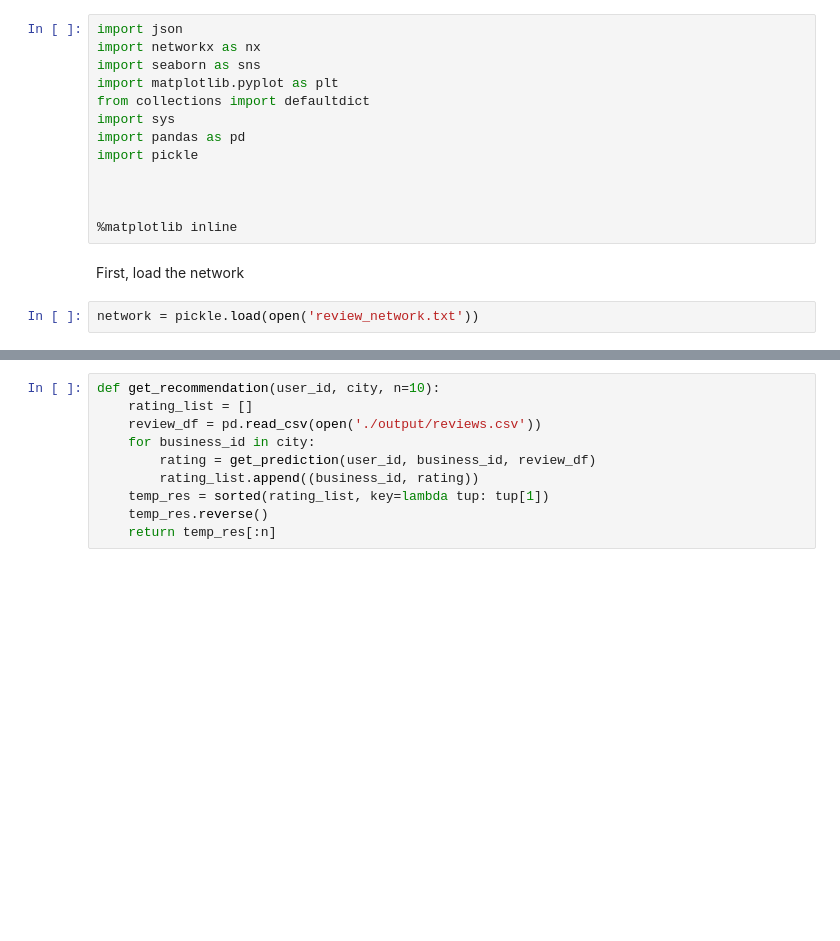
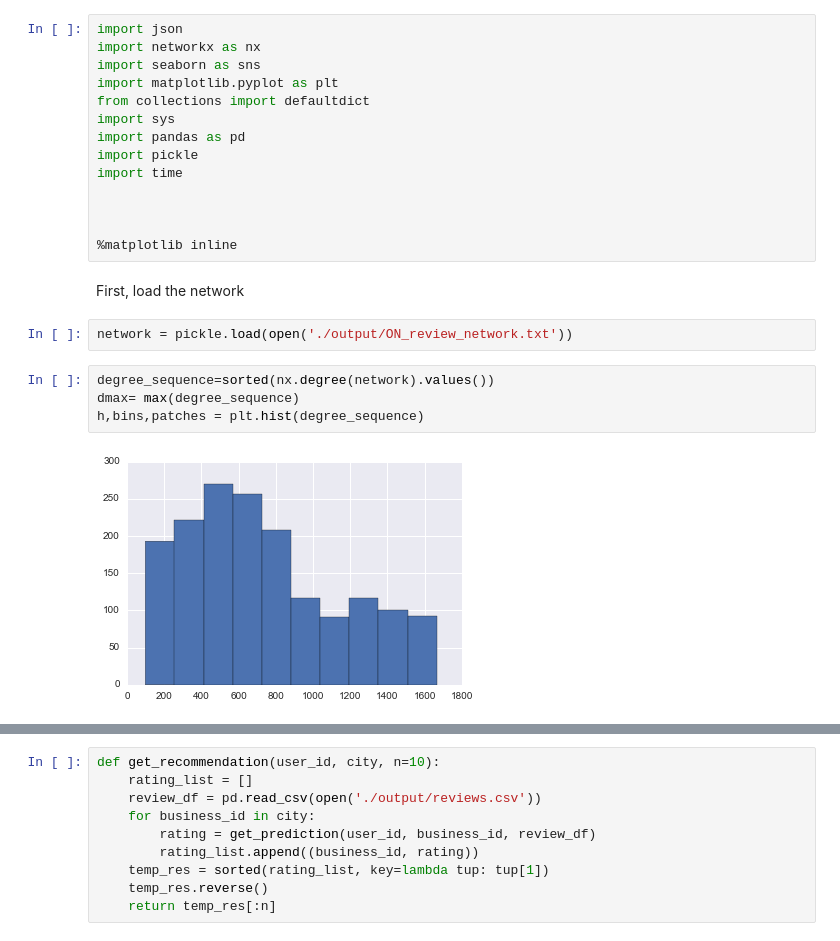
Before and after one commit to amalkadi/DataMiningProject, a Jupyter notebook: 3_recommendation_system.ipynb, the cells around one changed output, grey strips where cells are left out. Cells and saved outputs as stored; diff of their text form; blank space fills up the shorter version.

```diff
--- a/3_recommendation_system.ipynb
+++ b/3_recommendation_system.ipynb
@@ -7,6 +7,7 @@ from collections import defaultdict
 import sys
 import pandas as pd
 import pickle
+import time
 
 
 
@@ -14,7 +15,13 @@ import pickle
 # %% [markdown]
 First, load the network
 # %%
-network = pickle.load(open('review_network.txt'))
+network = pickle.load(open('./output/ON_review_network.txt'))
+# %%
+degree_sequence=sorted(nx.degree(network).values())
+dmax= max(degree_sequence)
+h,bins,patches = plt.hist(degree_sequence)
+# %% [output]
+[figure, added]
 # %%
 with sns.axes_style('white'):
     fig = plt.subplots(1, figsize=(12,8))
```
Also changed, not shown: parts of 13 cells of this notebook, 1 other file.
